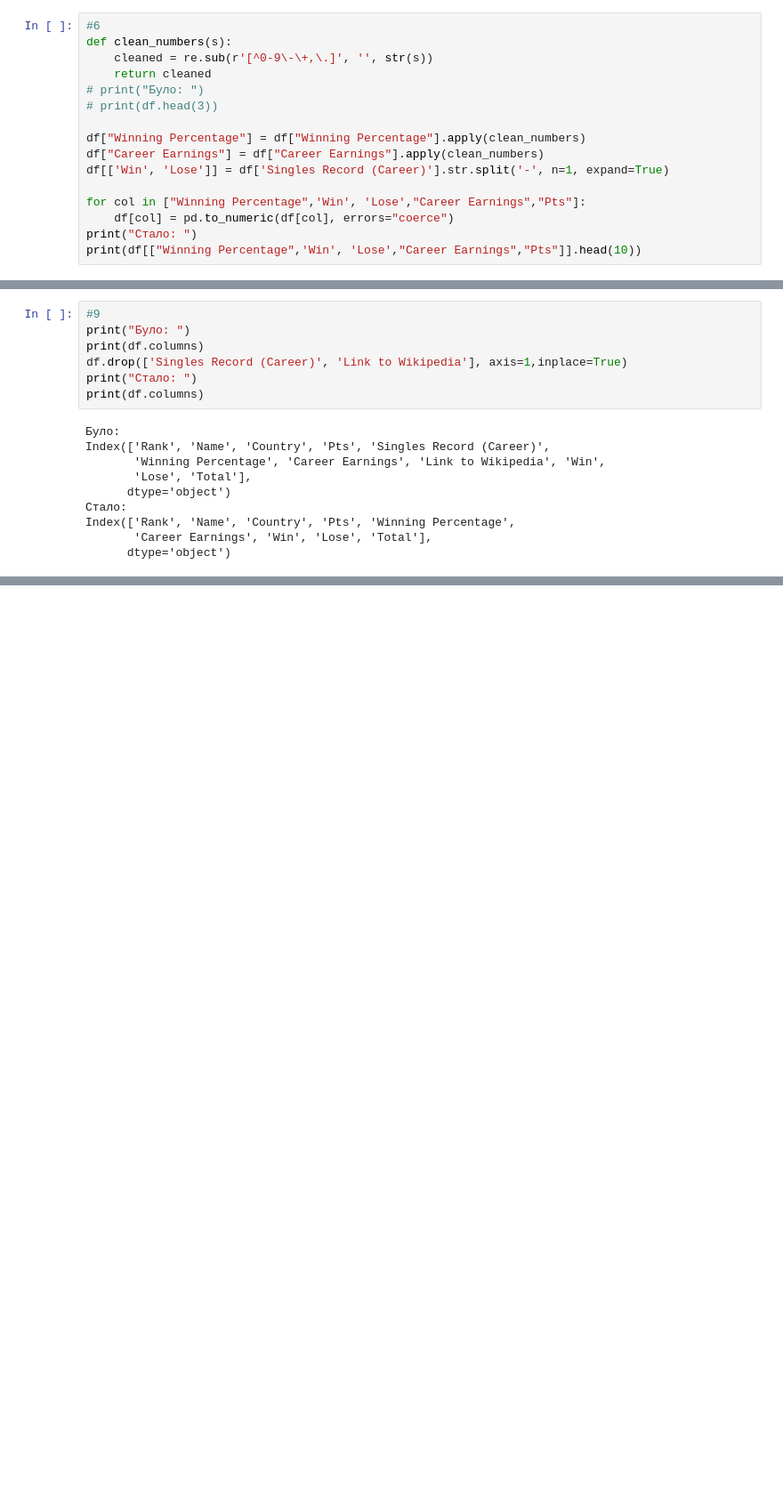
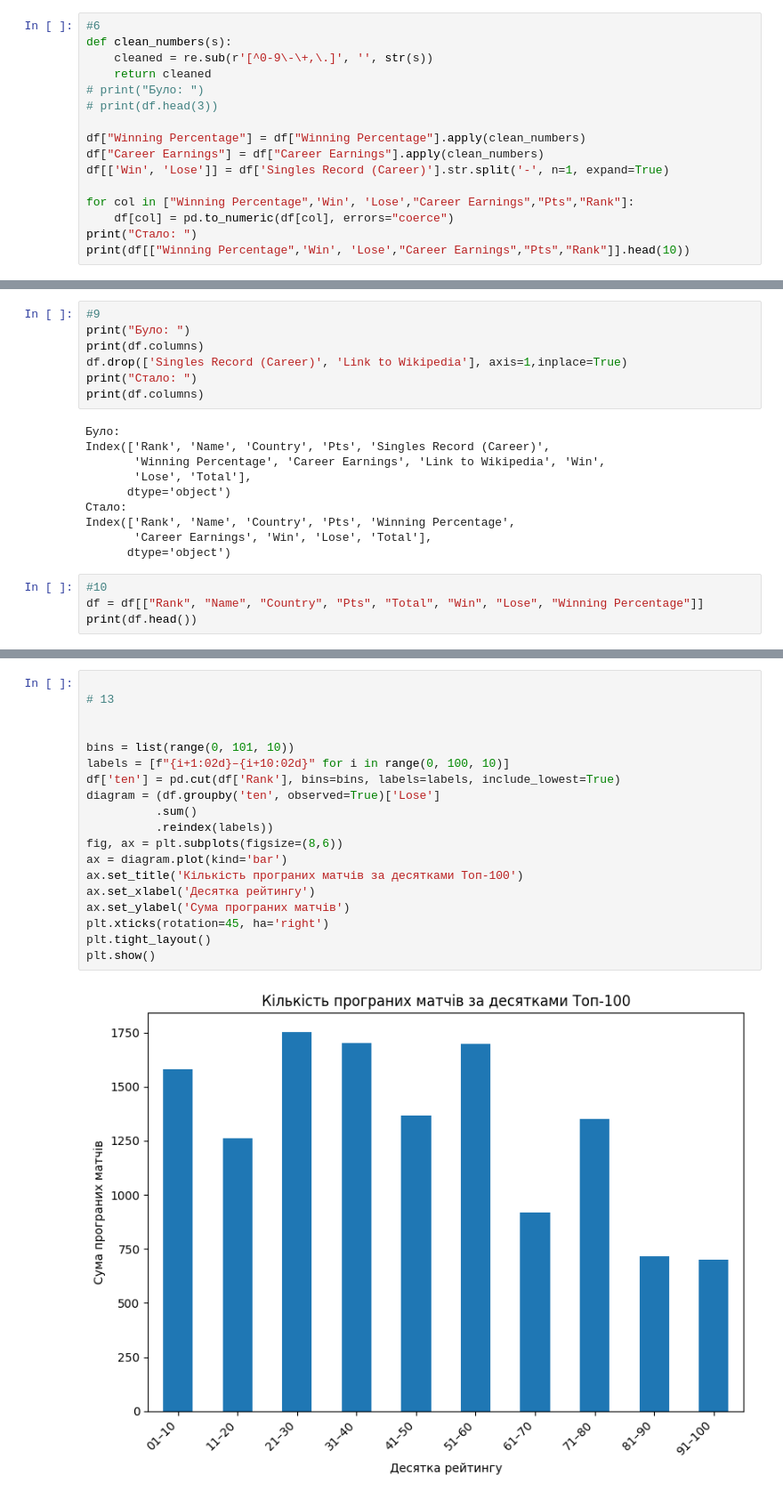
Before and after one commit to nalyvaikoiryna/ml-labs, a Jupyter notebook: Lab1/lab1.ipynb, the cells around one changed output, grey strips where cells are left out. Shown at 89% size. Drawn from its saved outputs; the diff is of its cells as text; blank space fills up the shorter version.

```diff
--- a/Lab1/lab1.ipynb
+++ b/Lab1/lab1.ipynb
@@ -99,9 +101,9 @@ df["Winning Percentage"] = df["Winning Percentage"].apply(clean_numbers)
 df["Career Earnings"] = df["Career Earnings"].apply(clean_numbers)
 df[['Win', 'Lose']] = df['Singles Record (Career)'].str.split('-', n=1, expand=True)
 
-for col in ["Winning Percentage",'Win', 'Lose',"Career Earnings","Pts"]:
+for col in ["Winning Percentage",'Win', 'Lose',"Career Earnings","Pts","Rank"]:
     df[col] = pd.to_numeric(df[col], errors="coerce")
 print("Стало: ")
-print(df[["Winning Percentage",'Win', 'Lose',"Career Earnings","Pts"]].head(10))
+print(df[["Winning Percentage",'Win', 'Lose',"Career Earnings","Pts","Rank"]].head(10))
 # %% [output]
 Стало:
@@ -164,3 +171,7 @@ Index(['Rank', 'Name', 'Country', 'Pts', 'Singles Record (Career)',
 Index(['Rank', 'Name', 'Country', 'Pts', 'Winning Percentage',
        'Career Earnings', 'Win', 'Lose', 'Total'],
       dtype='object')
+# %%
+#10
+df = df[["Rank", "Name", "Country", "Pts", "Total", "Win", "Lose", "Winning Percentage"]]
+print(df.head())
@@ -166,0 +237,21 @@ Index(['Rank', 'Name', 'Country', 'Pts', 'Winning Percentage',
+# %%
+
+# 13
+
+
+bins = list(range(0, 101, 10))
+labels = [f"{i+1:02d}–{i+10:02d}" for i in range(0, 100, 10)]
+df['ten'] = pd.cut(df['Rank'], bins=bins, labels=labels, include_lowest=True)
+diagram = (df.groupby('ten', observed=True)['Lose']
+          .sum()
+          .reindex(labels))
+fig, ax = plt.subplots(figsize=(8,6))
+ax = diagram.plot(kind='bar')
+ax.set_title('Кількість програних матчів за десятками Топ-100')
+ax.set_xlabel('Десятка рейтингу')
+ax.set_ylabel('Сума програних матчів')
+plt.xticks(rotation=45, ha='right')
+plt.tight_layout()
+plt.show()
+# %% [output]
+[figure, added]
```
Also changed, not shown: parts of 8 cells of this notebook.
